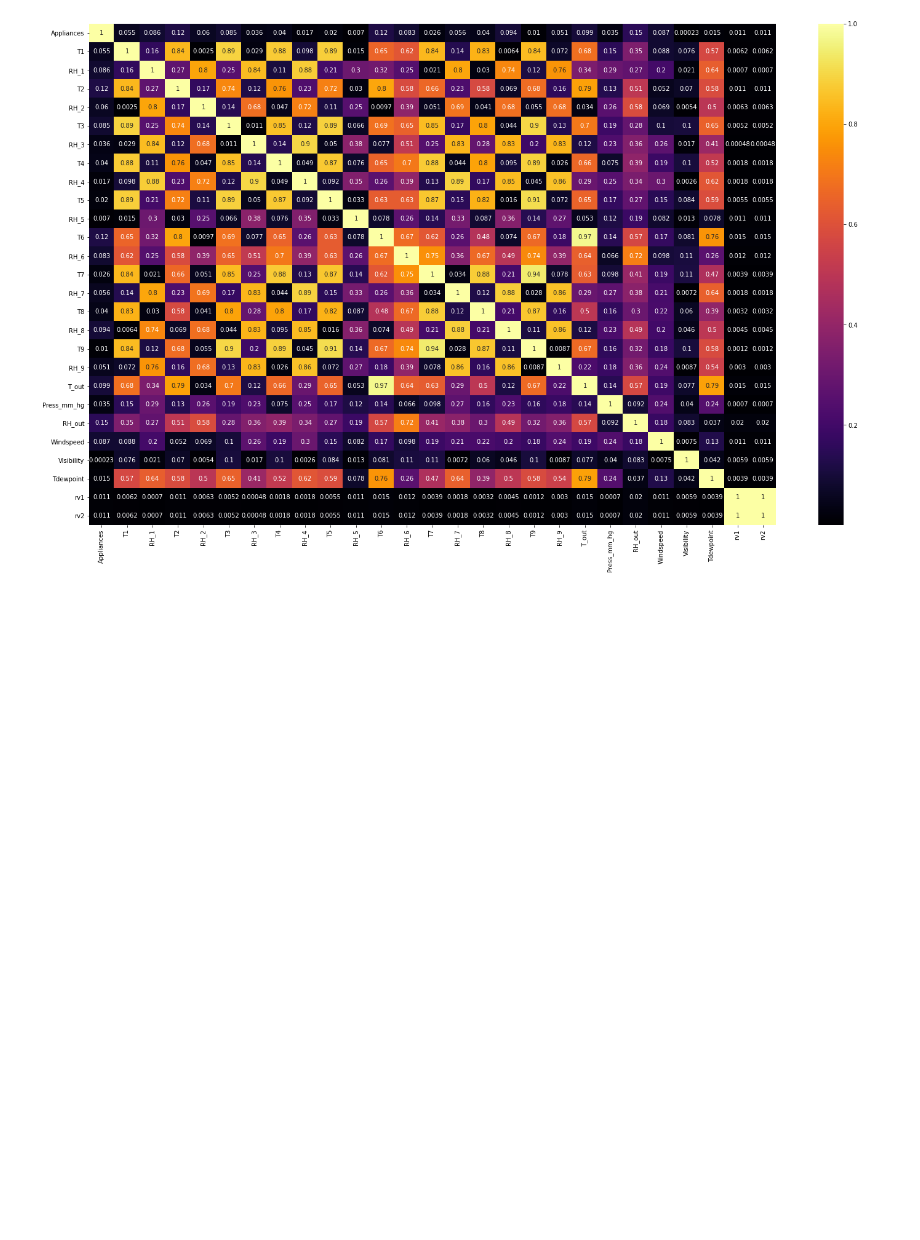
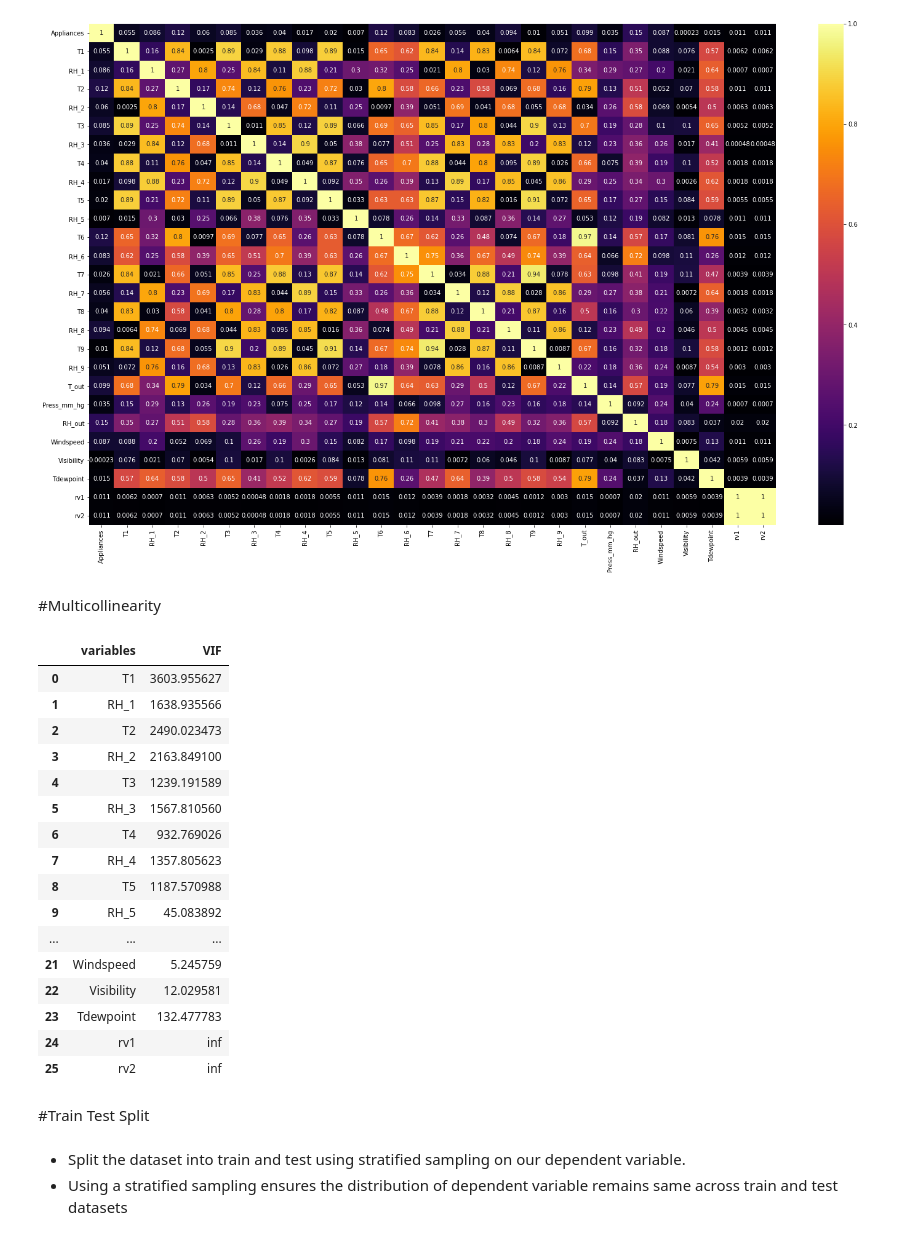
Before and after one commit to JyotiChiluka/Appliances-Energy-Prediction_linear-regression, a Jupyter notebook: Self_Appliances_Energy_Prediction_Capstone_Project.ipynb, the cells around one changed output. Cells and saved outputs as stored; diff of their text form; code cells hidden in the pictures; blank space fills up the shorter version.

```diff
--- a/Self_Appliances_Energy_Prediction_Capstone_Project.ipynb
+++ b/Self_Appliances_Energy_Prediction_Capstone_Project.ipynb
@@ -272,3 +272,40 @@ sns.heatmap(abs(correlation), annot=True, cmap='inferno')
 # %% [output]
 <matplotlib.axes._subplots.AxesSubplot at 0x...>
 [figure]
+# %% [markdown]
+#Multicollinearity
+# %%
+from statsmodels.stats.outliers_influence import variance_inflation_factor
+def calc_vif(X):
+
+    # Calculating VIF
+    vif = pd.DataFrame()
+    vif["variables"] = X.columns
+    vif["VIF"] = [variance_inflation_factor(X.values, i) for i in range(X.shape[1])]
+
+    return(vif)
+# %%
+calc_vif(dataset[[i for i in dataset.describe().columns if i not in ['Appliances']]])
+# %% [output]
+|  | variables | VIF |
+| 0 | T1 | 3603.955627 |
+| 1 | RH_1 | 1638.935566 |
+| 2 | T2 | 2490.023473 |
+| 3 | RH_2 | 2163.849100 |
+| 4 | T3 | 1239.191589 |
+| 5 | RH_3 | 1567.810560 |
+| 6 | T4 | 932.769026 |
+| 7 | RH_4 | 1357.805623 |
+| 8 | T5 | 1187.570988 |
+| 9 | RH_5 | 45.083892 |
+| ... | ... | ... |
+| 21 | Windspeed | 5.245759 |
+| 22 | Visibility | 12.029581 |
+| 23 | Tdewpoint | 132.477783 |
+| 24 | rv1 | inf |
+| 25 | rv2 | inf |
+# %% [markdown]
+#Train Test Split
+# %% [markdown]
+* Split the dataset into train and test using stratified sampling on our dependent variable.
+* Using a stratified sampling ensures the distribution of dependent variable remains same across train and test datasets
```
Also changed, not shown: parts of 30 cells of this notebook.
